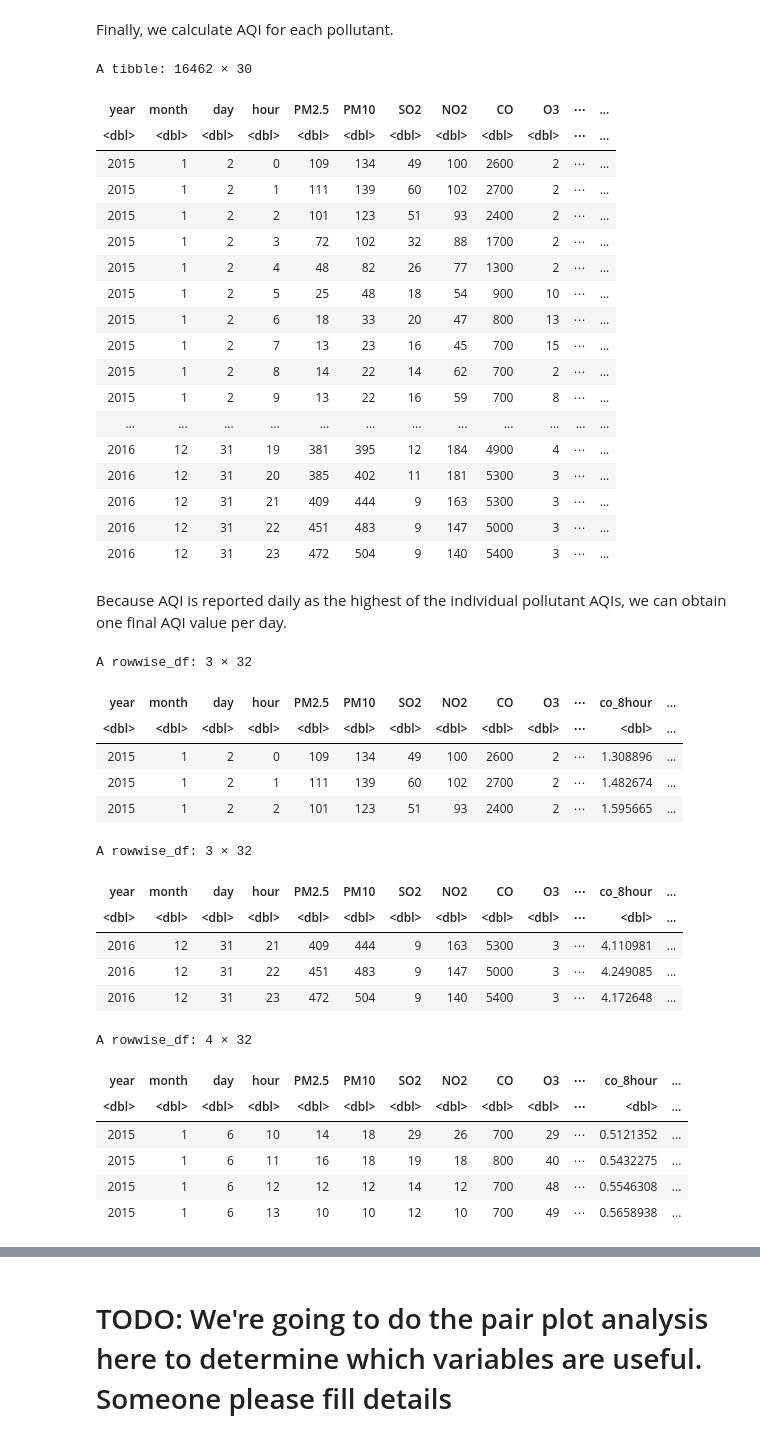
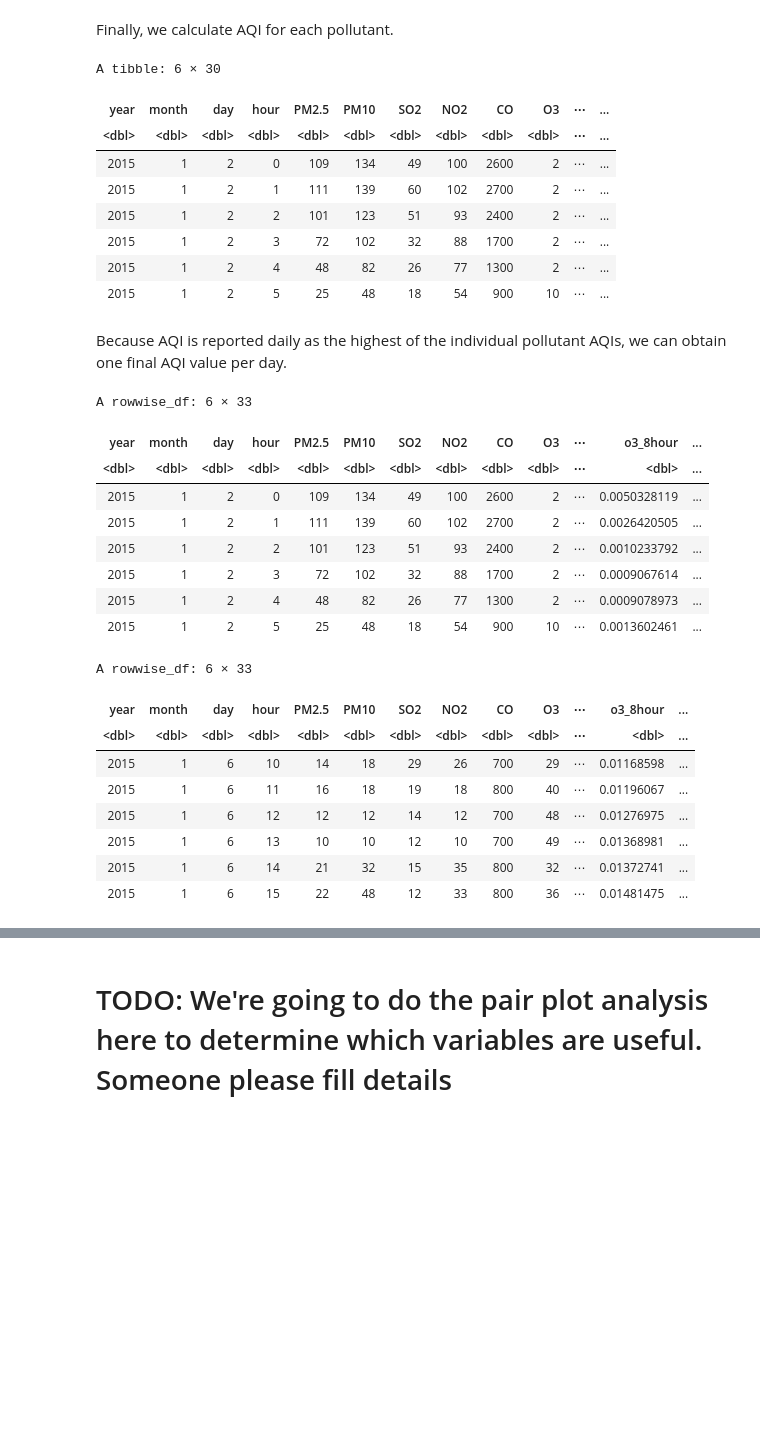
Before and after one commit to DonkeyBlaster/dsci-100-2023w1-group43, a Jupyter notebook: Report.ipynb, the cells around one changed output, grey strips where cells are left out. Cells and saved outputs as stored; diff of their text form; code cells hidden in the pictures; blank space fills up the shorter version.

```diff
--- a/Report.ipynb
+++ b/Report.ipynb
@@ -146,73 +146,63 @@ Finally, we calculate AQI for each pollutant.
 # %%
 # This cell takes a while.
 air_quality_data <- air_quality_data |>
     na.omit() |>  #  We will remove all rows with NA first.
     mutate(pm2.5_aqi = con2aqi(pollutant = "pm25", con = pm2.5_24hour)) |>
     mutate(pm10_aqi = con2aqi(pollutant = "pm10", con = pm10_24hour)) |>
     mutate(so2_aqi = con2aqi(pollutant = "so2", con = so2_ppb)) |>
     mutate(no2_aqi = con2aqi(pollutant = "no2", con = no2_ppb)) |>
     mutate(co_aqi = con2aqi(pollutant = "co", con = co_8hour)) |>
     mutate(o3_aqi = con2aqi(pollutant = "o3", con = o3_8hour, type = "8h"))
-air_quality_data
+head(air_quality_data)
 # %% [output]
-A tibble: 16462 × 30
+A tibble: 6 × 30
 | year | month | day | hour | PM2.5 | PM10 | SO2 | NO2 | CO | O3 | ⋯ | ... |
 | <dbl> | <dbl> | <dbl> | <dbl> | <dbl> | <dbl> | <dbl> | <dbl> | <dbl> | <dbl> | ⋯ | ... |
 | 2015 | 1 | 2 | 0 | 109 | 134 | 49 | 100 | 2600 | 2 | ⋯ | ... |
 | 2015 | 1 | 2 | 1 | 111 | 139 | 60 | 102 | 2700 | 2 | ⋯ | ... |
 | 2015 | 1 | 2 | 2 | 101 | 123 | 51 | 93 | 2400 | 2 | ⋯ | ... |
 | 2015 | 1 | 2 | 3 | 72 | 102 | 32 | 88 | 1700 | 2 | ⋯ | ... |
 | 2015 | 1 | 2 | 4 | 48 | 82 | 26 | 77 | 1300 | 2 | ⋯ | ... |
 | 2015 | 1 | 2 | 5 | 25 | 48 | 18 | 54 | 900 | 10 | ⋯ | ... |
-| 2015 | 1 | 2 | 6 | 18 | 33 | 20 | 47 | 800 | 13 | ⋯ | ... |
-| 2015 | 1 | 2 | 7 | 13 | 23 | 16 | 45 | 700 | 15 | ⋯ | ... |
-| 2015 | 1 | 2 | 8 | 14 | 22 | 14 | 62 | 700 | 2 | ⋯ | ... |
-| 2015 | 1 | 2 | 9 | 13 | 22 | 16 | 59 | 700 | 8 | ⋯ | ... |
-| ... | ... | ... | ... | ... | ... | ... | ... | ... | ... | ... | ... |
-| 2016 | 12 | 31 | 19 | 381 | 395 | 12 | 184 | 4900 | 4 | ⋯ | ... |
-| 2016 | 12 | 31 | 20 | 385 | 402 | 11 | 181 | 5300 | 3 | ⋯ | ... |
-| 2016 | 12 | 31 | 21 | 409 | 444 | 9 | 163 | 5300 | 3 | ⋯ | ... |
-| 2016 | 12 | 31 | 22 | 451 | 483 | 9 | 147 | 5000 | 3 | ⋯ | ... |
-| 2016 | 12 | 31 | 23 | 472 | 504 | 9 | 140 | 5400 | 3 | ⋯ | ... |
 # %% [markdown]
 Because AQI is reported daily as the highest of the individual pollutant AQIs, we can obtain one final AQI value per day.
 # %%
 air_quality_data <- air_quality_data |>
     rowwise() |>  # This is required for the max function to read row-by-row
-    mutate(aqi = max(pm2.5_aqi:o3_aqi)) |>
-    mutate(pollutant = which.max(pm2.5_aqi:o3_aqi)) |>  # gives us some number 1-6 representing a pollutant
-    mutate(pollutant = as_factor(pollutant)) |>
-    mutate(pollutant = recode_factor(pollutant, "1" = "pm2.5", "2" = "pm10", "3" = "so2", "4" = "no2", "5" = "co", "6" = "o3"))
-head(air_quality_data, 3)
-tail(air_quality_data, 3)
+    mutate(aqi = max(pm2.5_aqi:o3_aqi))
+air_quality_data$pollutant_index <- max.col(air_quality_data |> select(pm2.5_aqi:o3_aqi))
+air_quality_data <- air_quality_data |>
+    mutate(pollutant = colnames(air_quality_data[24 + pollutant_index]))
+
+head(air_quality_data)
 # Do not modify air_quality_data from this point onwards! It contains all original and calculated information. Duplicate frame if other modifications are needed.
 # %% [output]
-A rowwise_df: 3 × 32
+A rowwise_df: 6 × 33
-| year | month | day | hour | PM2.5 | PM10 | SO2 | NO2 | CO | O3 | ⋯ | co_8hour | ... |
+| year | month | day | hour | PM2.5 | PM10 | SO2 | NO2 | CO | O3 | ⋯ | o3_8hour | ... |
 | <dbl> | <dbl> | <dbl> | <dbl> | <dbl> | <dbl> | <dbl> | <dbl> | <dbl> | <dbl> | ⋯ | <dbl> | ... |
-| 2015 | 1 | 2 | 0 | 109 | 134 | 49 | 100 | 2600 | 2 | ⋯ | 1.308896 | ... |
-| 2015 | 1 | 2 | 1 | 111 | 139 | 60 | 102 | 2700 | 2 | ⋯ | 1.482674 | ... |
-| 2015 | 1 | 2 | 2 | 101 | 123 | 51 | 93 | 2400 | 2 | ⋯ | 1.595665 | ... |
+| 2015 | 1 | 2 | 0 | 109 | 134 | 49 | 100 | 2600 | 2 | ⋯ | 0.0050328119 | ... |
+| 2015 | 1 | 2 | 1 | 111 | 139 | 60 | 102 | 2700 | 2 | ⋯ | 0.0026420505 | ... |
+| 2015 | 1 | 2 | 2 | 101 | 123 | 51 | 93 | 2400 | 2 | ⋯ | 0.0010233792 | ... |
+| 2015 | 1 | 2 | 3 | 72 | 102 | 32 | 88 | 1700 | 2 | ⋯ | 0.0009067614 | ... |
+| 2015 | 1 | 2 | 4 | 48 | 82 | 26 | 77 | 1300 | 2 | ⋯ | 0.0009078973 | ... |
+| 2015 | 1 | 2 | 5 | 25 | 48 | 18 | 54 | 900 | 10 | ⋯ | 0.0013602461 | ... |
-A rowwise_df: 3 × 32
-| year | month | day | hour | PM2.5 | PM10 | SO2 | NO2 | CO | O3 | ⋯ | co_8hour | ... |
-| <dbl> | <dbl> | <dbl> | <dbl> | <dbl> | <dbl> | <dbl> | <dbl> | <dbl> | <dbl> | ⋯ | <dbl> | ... |
-| 2016 | 12 | 31 | 21 | 409 | 444 | 9 | 163 | 5300 | 3 | ⋯ | 4.110981 | ... |
-| 2016 | 12 | 31 | 22 | 451 | 483 | 9 | 147 | 5000 | 3 | ⋯ | 4.249085 | ... |
-| 2016 | 12 | 31 | 23 | 472 | 504 | 9 | 140 | 5400 | 3 | ⋯ | 4.172648 | ... |
 # %%
+set.seed(7777)
 # Retrieve training and testing splits
 aqd_split <- initial_split(air_quality_data, prop = 0.75, strata = aqi)
 aqd_train <- training(aqd_split)
 aqd_test <- testing(aqd_split)
-head(aqd_train, 4)
+head(aqd_train)
 # %% [output]
-A rowwise_df: 4 × 32
+A rowwise_df: 6 × 33
-| year | month | day | hour | PM2.5 | PM10 | SO2 | NO2 | CO | O3 | ⋯ | co_8hour | ... |
+| year | month | day | hour | PM2.5 | PM10 | SO2 | NO2 | CO | O3 | ⋯ | o3_8hour | ... |
 | <dbl> | <dbl> | <dbl> | <dbl> | <dbl> | <dbl> | <dbl> | <dbl> | <dbl> | <dbl> | ⋯ | <dbl> | ... |
-| 2015 | 1 | 6 | 10 | 14 | 18 | 29 | 26 | 700 | 29 | ⋯ | 0.5121352 | ... |
-| 2015 | 1 | 6 | 11 | 16 | 18 | 19 | 18 | 800 | 40 | ⋯ | 0.5432275 | ... |
-| 2015 | 1 | 6 | 12 | 12 | 12 | 14 | 12 | 700 | 48 | ⋯ | 0.5546308 | ... |
-| 2015 | 1 | 6 | 13 | 10 | 10 | 12 | 10 | 700 | 49 | ⋯ | 0.5658938 | ... |
+| 2015 | 1 | 6 | 10 | 14 | 18 | 29 | 26 | 700 | 29 | ⋯ | 0.01168598 | ... |
+| 2015 | 1 | 6 | 11 | 16 | 18 | 19 | 18 | 800 | 40 | ⋯ | 0.01196067 | ... |
+| 2015 | 1 | 6 | 12 | 12 | 12 | 14 | 12 | 700 | 48 | ⋯ | 0.01276975 | ... |
+| 2015 | 1 | 6 | 13 | 10 | 10 | 12 | 10 | 700 | 49 | ⋯ | 0.01368981 | ... |
+| 2015 | 1 | 6 | 14 | 21 | 32 | 15 | 35 | 800 | 32 | ⋯ | 0.01372741 | ... |
+| 2015 | 1 | 6 | 15 | 22 | 48 | 12 | 33 | 800 | 36 | ⋯ | 0.01481475 | ... |
 # %%
 colnames(aqd_train)
 # %% [output]
```
Also changed, not shown: parts of 11 cells of this notebook.
